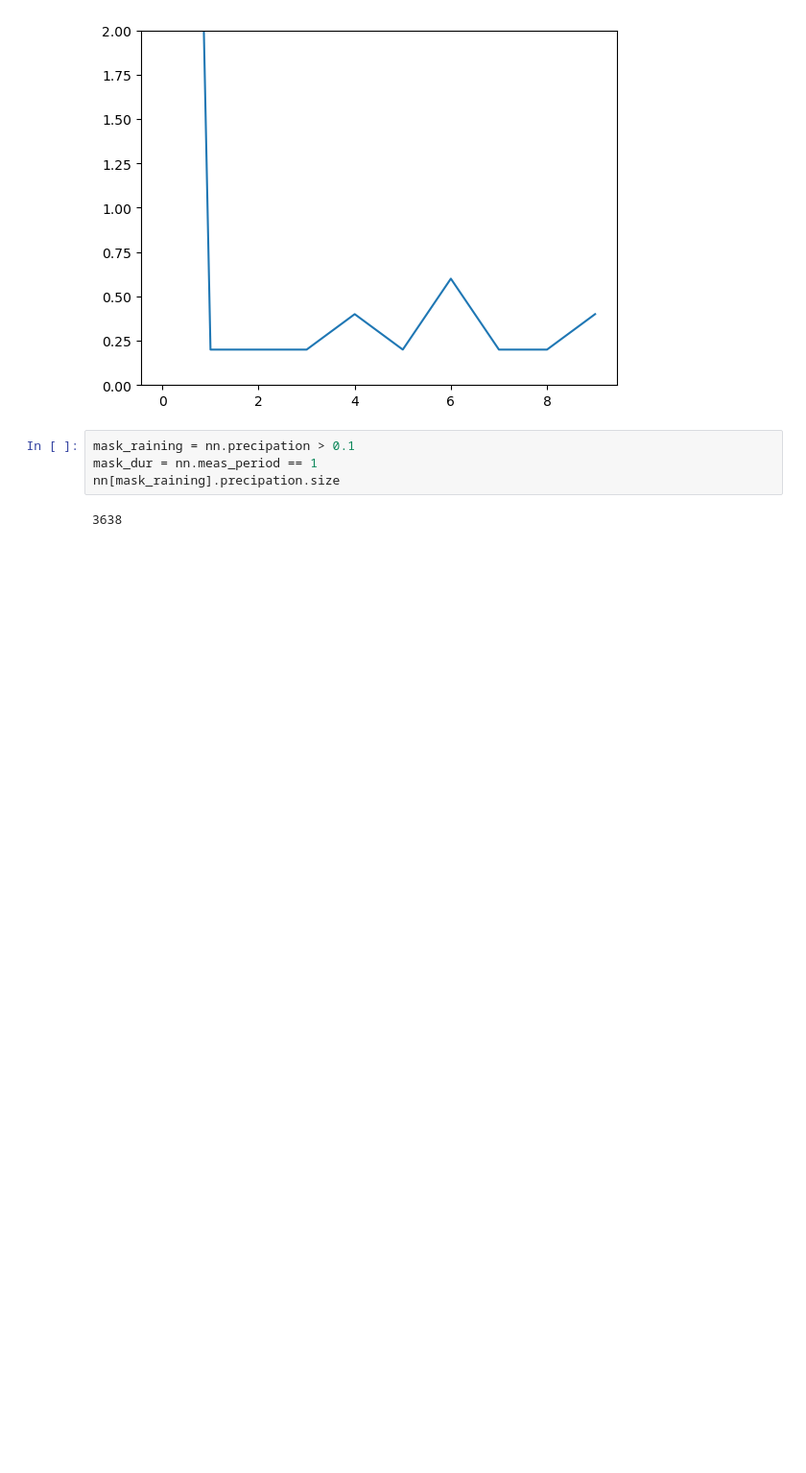
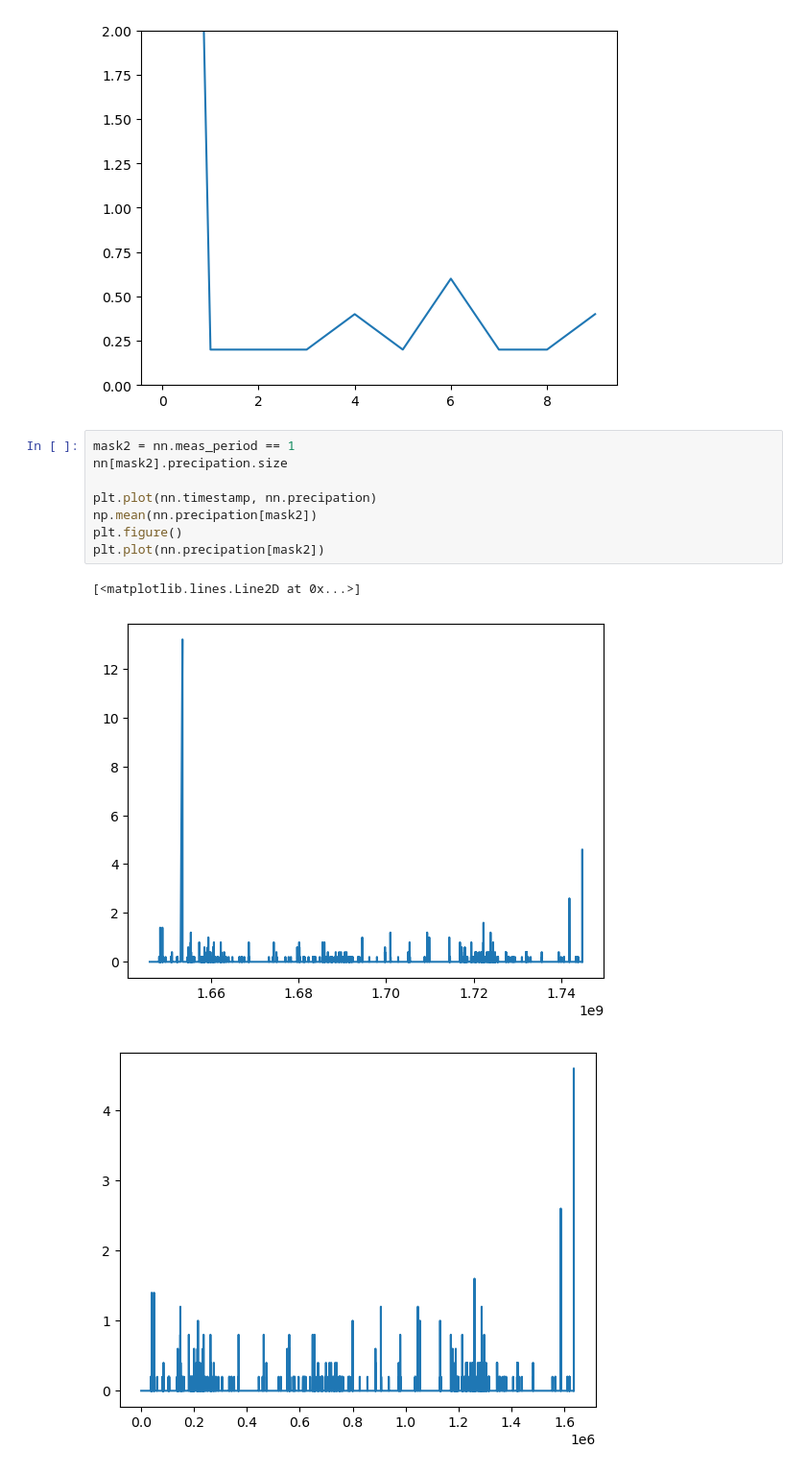
Before and after one commit to mani-sat/link_budget, a Jupyter notebook: nn_station/nn_processing.ipynb, the cells around one changed output. Shown: that part at 96% size. Cells and saved outputs as stored; diff of their text form; blank space fills up the shorter version.

```diff
--- a/nn_station/nn_processing.ipynb
+++ b/nn_station/nn_processing.ipynb
@@ -94,8 +98,14 @@ plt.ylim(0,2)
 [figure]
 [figure]
 # %%
-mask_raining = nn.precipation > 0.1
-mask_dur = nn.meas_period == 1
-nn[mask_raining].precipation.size
+mask2 = nn.meas_period == 1
+nn[mask2].precipation.size
+
+plt.plot(nn.timestamp, nn.precipation)
+np.mean(nn.precipation[mask2])
+plt.figure()
+plt.plot(nn.precipation[mask2])
 # %% [output]
-3638
+[<matplotlib.lines.Line2D at 0x...>]
+[figure, added]
+[figure, added]
```
Also changed, not shown: parts of 9 cells of this notebook, 2 other files.
